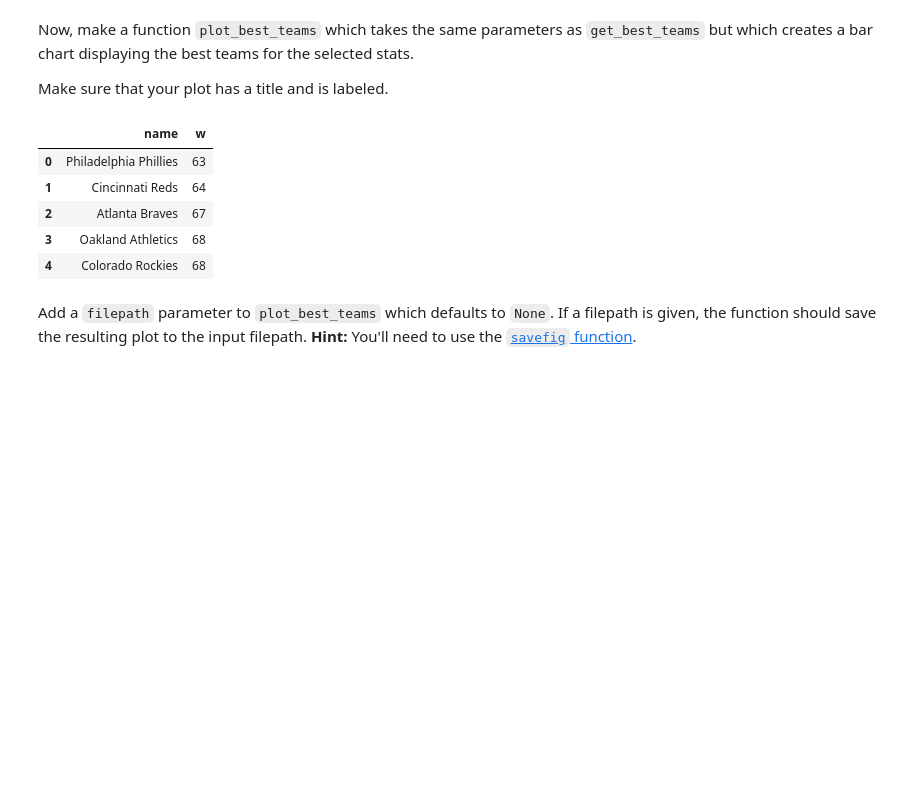
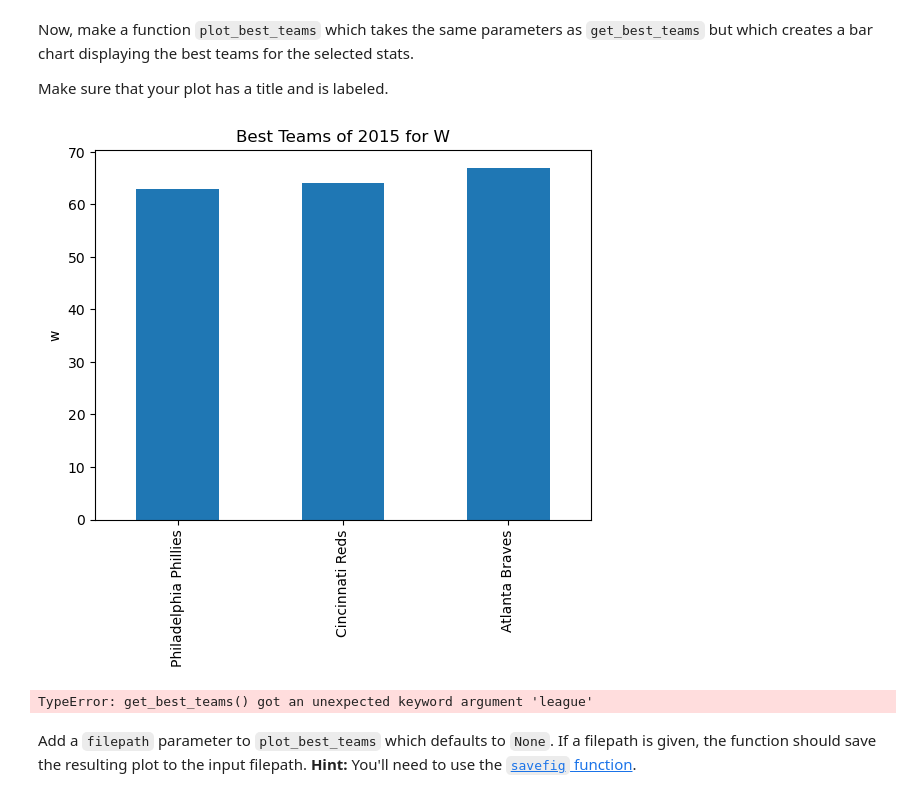
Before and after one commit to NSS-Data-Analytics-Cohort-11/loops-functions-practice-barbsjean, a Jupyter notebook: notebooks/Loops_and_Functions_Practice.ipynb, the cells around one changed output. Saved outputs shown, nothing was run; the diff lists cells and outputs as text; code cells hidden in the pictures; blank space fills up the shorter version.

```diff
--- a/notebooks/Loops_and_Functions_Practice.ipynb
+++ b/notebooks/Loops_and_Functions_Practice.ipynb
@@ -468,3 +574,35 @@ Calling `get_best_teams(year=2014, n=3, league="AL", ascending = True)` should r
+# %%
+# also Derek's code
+def get_best_teams(year, n = 5, stat = 'w', league = 'both', ascending = True):
+    if ascending:
+        order = 'ASC'
+    else:
+        order = 'DESC'
+
+    if league == 'both':
+        lgid_filter = ''
+    elif league.upper() == 'AL':
+        lgid_filter = "AND lgid = 'AL'"
+    elif league.upper() == 'NL':
+        lgid_filter = "AND lgid = 'NL'"
+    else:
+        raise Exception("Please enter a valid league id")
+    query = f"""
+            SELECT *
+            FROM teams
+            WHERE yearid = {year}
+            {lgid_filter}
+            ORDER BY {stat} {order}
+            LIMIT {n}
+            """
+    return pd.read_sql(text(query), con = engine)
+# %%
+# Jordan's code    Doesn't work because you are filtering on BOTH, but if you do "AL" or "NL" it'll work
+def get_best_teams(year,n = 5,stat = 'w',league = 'Both',ascending = True):
+    if ascending == True:
+        return teams[(teams['yearid'] == year)&(teams['lgid'] == league)][['name', stat]].nsmallest(n, stat)
+    else:
+        return teams[(teams['yearid'] == year)&(teams['lgid'] == league)][['name', stat]].nlargest(n, stat)
 # %%
 def get_best_teams(year, n = 5, stat = 'w', league = 'both', ascending=True):
 
@@ -569,9 +659,12 @@ def plot_best_teams(year, n = 5, stat = 'w', league = 'both', ascending=True):
-# %%
-plot_best_teams(year = 2015, n = 5, stat = 'w', league = 'both', ascending=True)
-# %% [output]
-|  | name | w |
-| 0 | Philadelphia Phillies | 63 |
-| 1 | Cincinnati Reds | 64 |
-| 2 | Atlanta Braves | 67 |
-| 3 | Oakland Athletics | 68 |
-| 4 | Colorado Rockies | 68 |
+# %%
+# Dibran's code
+def plot_best_teams(year, n=5, stat='w', league='both', ascending=False):
+    teams = get_best_teams(year, n=n, stat=stat, league=league, ascending=ascending)
+    teams.plot(kind="bar", x="name", y=stat, legend=False)
+    plt.ylabel(stat)
+    plt.xlabel(None)
+    plt.title(f'Best Teams of {year} for {stat.title()}')
+# %%
+plot_best_teams(year = 2015, n = 3, stat = "w", ascending = True)
+# %% [output]
+[figure, added]
@@ -578,3 +719,7 @@ plot_best_teams(year = 2015, n = 5, stat = 'w', league = 'both', ascending=True)
+# %%
+plot_best_teams(year = 2015, n = 5, stat = 'w', league = 'both', ascending=True)
+# %% [output]
+TypeError: get_best_teams() got an unexpected keyword argument 'league'
 # %% [markdown]
 Add a `filepath` parameter to `plot_best_teams` which defaults to `None`. If a filepath is given, the function should save the resulting plot to the input filepath. **Hint:** You'll need to use the [`savefig` function](https://matplotlib.org/stable/api/_as_gen/matplotlib.pyplot.savefig.html).
 # %%
```
Also changed, not shown: parts of 35 cells of this notebook, 1 other file.
